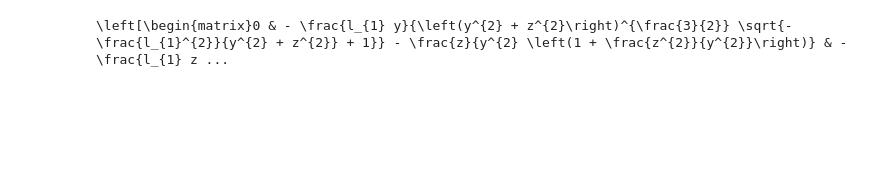
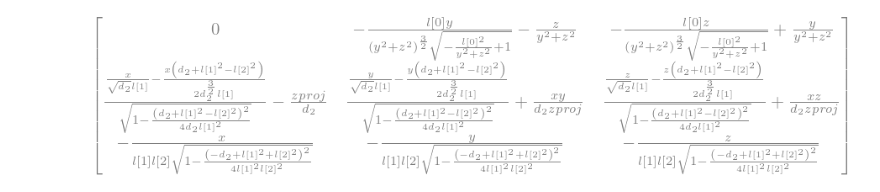
Before and after one commit to turtle-robotics/quad-v2, a Jupyter notebook: scripts/fd.ipynb, the cells around one changed output. Saved outputs shown, nothing was run; the diff lists cells and outputs as text; code cells hidden in the pictures; blank space fills up the shorter version.

Commit message:
Implemented Jacobian Inverse

```diff
--- a/scripts/fd.ipynb
+++ b/scripts/fd.ipynb
@@ -44,20 +42,26 @@ display(L)
 # %%
-l1, l2, l3, rf = symbols("l_1 l_2 l_3 r_f", positive=true)
-x, y, z = symbols("x y z", real=true)
-th1 = atan(z/y)-acos(l1/sqrt(y**2+z**2))
-z_proj = sqrt(z**2+y**2-l1**2)
+l1, l2, l3 = sp.symbols("l[0] l[1] l[2]", positive=True)
+x, y, z = sp.symbols("x y z", real=True)
+th1 = sp.atan2(z, y)-sp.acos(l1/sp.sqrt(y**2+z**2))
+z_proj = sp.sqrt(z**2+y**2-l1**2)
 d2 = x**2+z_proj**2
-th2 = atan(z_proj / x)-acos((l2**2+d2-l3**2)/(2*l2*sqrt(d2)))
-th3 = -acos((l2**2+l3**2-d2)/(2*l2*l3))
+th2 = sp.atan2(z_proj, x)-sp.acos((l2**2+d2-l3**2)/(2*l2*sp.sqrt(d2)))
+th3 = -sp.acos((l2**2+l3**2-d2)/(2*l2*l3))
 
-p = symbols('|p|^2')
-l = symbols('|l|^2')
+p = sp.symbols('|p|^2')
+l = sp.symbols('|l|^2')
+d2sym = sp.symbols('d2')
+z_projsym = sp.symbols(r'zproj')
+replace_dict = {
+    z_proj: z_projsym,
+    d2: d2sym
+}
 
-X = Matrix([x, y, z])
-Theta = Matrix([th1, th2, th3])
+X = sp.Matrix([x, y, z])
+Theta = sp.Matrix([th1, th2, th3])
 # .subs({l1: 0.01, l2: 0.01})
-J = Theta.jacobian(X).subs({x**2+y**2+z**2: p, l1**2+l2**2+l3**2: l})
+J = Theta.jacobian(X).subs(replace_dict)
 # %%
-print(latex(J))
+display(J)
 # %% [output]
-\left[\begin{matrix}0 & - \frac{l_{1} y}{\left(y^{2} + z^{2}\right)^{\frac{3}{2}} \sqrt{- \frac{l_{1}^{2}}{y^{2} + z^{2}} + 1}} - \frac{z}{y^{2} \left(1 + \frac{z^{2}}{y^{2}}\right)} & - \frac{l_{1} z ...
+[figure, added]
```
Also changed, not shown: parts of 3 cells of this notebook, 19 other files.
